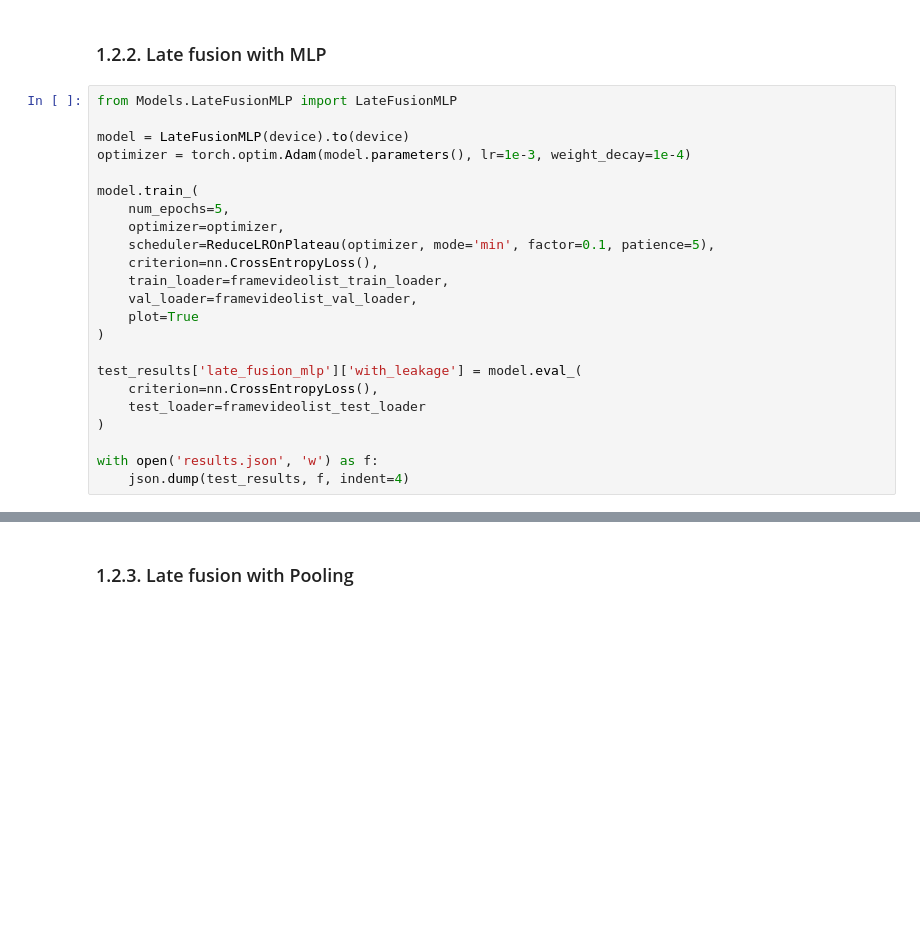
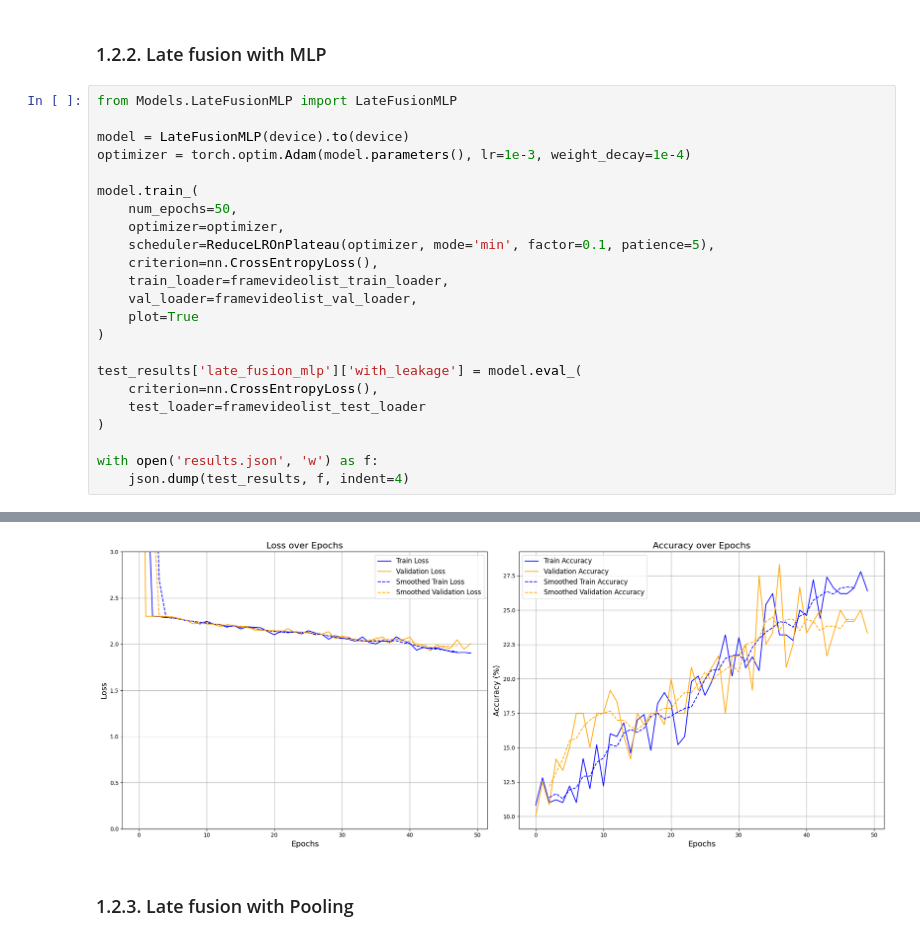
Before and after one commit to AlessandroLongo23/IDLCV_Video_Classification, a Jupyter notebook: main.ipynb, the cells around one changed output, grey strips where cells are left out. Saved outputs shown, nothing was run; the diff lists cells and outputs as text; blank space fills up the shorter version.

```diff
--- a/main.ipynb
+++ b/main.ipynb
@@ -117,7 +122,7 @@ model = LateFusionMLP(device).to(device)
 optimizer = torch.optim.Adam(model.parameters(), lr=1e-3, weight_decay=1e-4)
 
 model.train_(
-    num_epochs=5,
+    num_epochs=50,
     optimizer=optimizer,
     scheduler=ReduceLROnPlateau(optimizer, mode='min', factor=0.1, patience=5),
     criterion=nn.CrossEntropyLoss(),
@@ -133,3 +138,4 @@ test_results['late_fusion_mlp']['with_leakage'] = model.eval_(
 
 with open('results.json', 'w') as f:
     json.dump(test_results, f, indent=4)
+# %% [output]
@@ -136,3 +145,4 @@ with open('results.json', 'w') as f:
+[figure, added]
 # %% [markdown]
 ### 1.2.3. Late fusion with Pooling
 # %%
```
Also changed, not shown: parts of 15 cells of this notebook, 2 other files.
